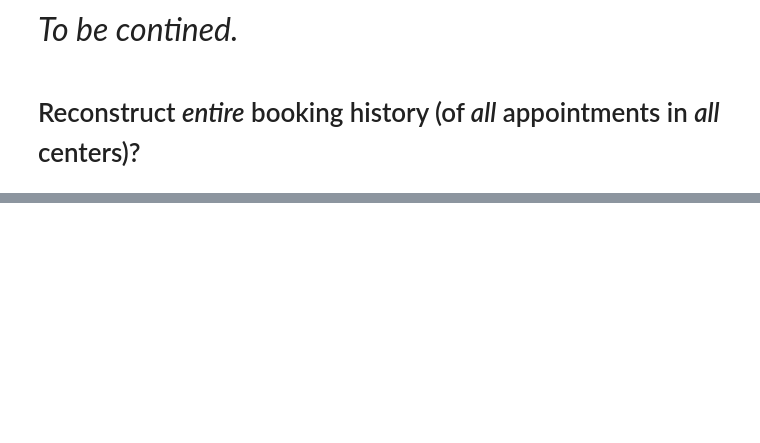
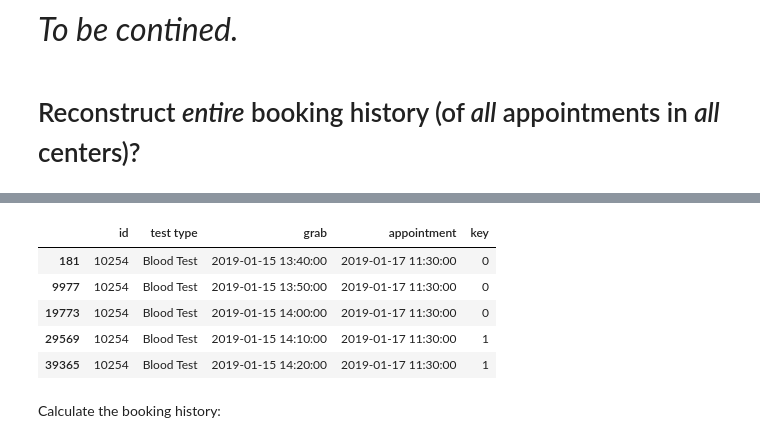
Before and after one commit to antoinechoffrut/UHCW, a Jupyter notebook: UHCW_reconstruction.ipynb, the cells around one changed output, grey strips where cells are left out. Drawn from its saved outputs; the diff is of its cells as text; code cells hidden in the pictures; blank space fills up the shorter version.

```diff
--- a/UHCW_reconstruction.ipynb
+++ b/UHCW_reconstruction.ipynb
@@ -264 +272,3 @@ ax.set_title("Booking & cancellation history for center {}".format(selected_cent
+# %%
+df = df.loc[df['id'].apply(lambda x: x in selected_centers), df.columns]
 # %% [markdown]
@@ -290,0 +354,11 @@ schedule_duplicate[schedule_duplicate['appointment'] == selected_appointment].he
+# %%
+%%time
+print(datetime.datetime.now().strftime("%A %d %B %Y, %H:%M:%S"))
+df_compare = pd.merge(
+    schedule_duplicate,
+    df.assign(key=1),
+    on=['id', 'test type', 'appointment', 'grab'],
+    how='outer'
+)
+df_compare.fillna(0, inplace=True)
+df_compare['key'] = df_compare['key'].astype(int)
@@ -290,0 +369,14 @@ schedule_duplicate[schedule_duplicate['appointment'] == selected_appointment].he
+# %%
+df_compare[
+    (df_compare['appointment'] == selected_appointment)
+    & (df_compare['id'] == selected_centers[0])
+].head()
+# %% [output]
+|  | id | test type | grab | appointment | key |
+| 181 | 10254 | Blood Test | 2019-01-15 13:40:00 | 2019-01-17 11:30:00 | 0 |
+| 9977 | 10254 | Blood Test | 2019-01-15 13:50:00 | 2019-01-17 11:30:00 | 0 |
+| 19773 | 10254 | Blood Test | 2019-01-15 14:00:00 | 2019-01-17 11:30:00 | 0 |
+| 29569 | 10254 | Blood Test | 2019-01-15 14:10:00 | 2019-01-17 11:30:00 | 1 |
+| 39365 | 10254 | Blood Test | 2019-01-15 14:20:00 | 2019-01-17 11:30:00 | 1 |
+# %% [markdown]
+Calculate the booking history:
```
Also changed, not shown: parts of 39 cells of this notebook.
